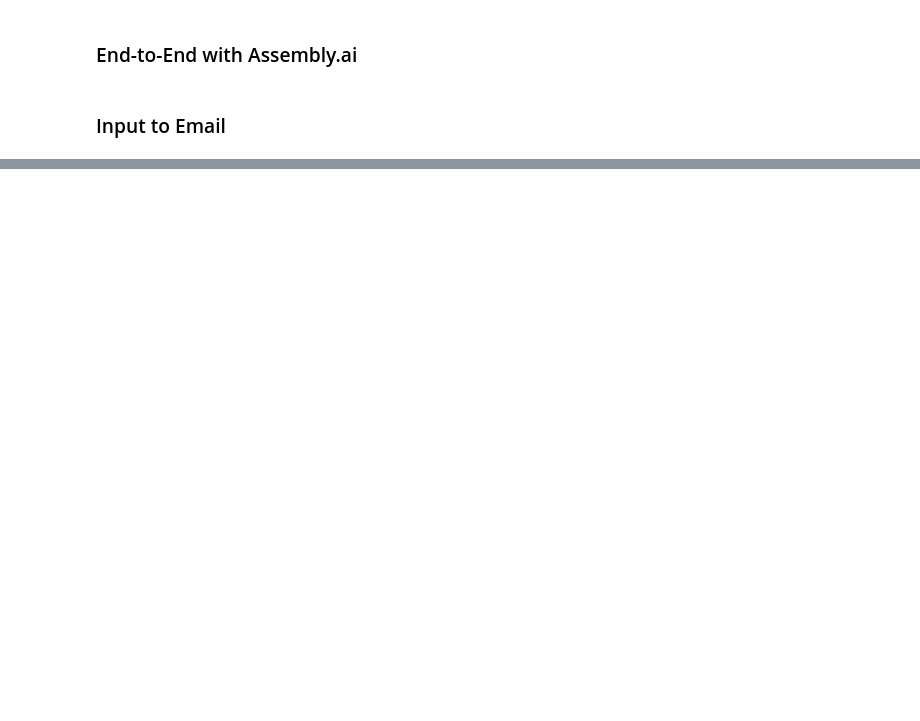
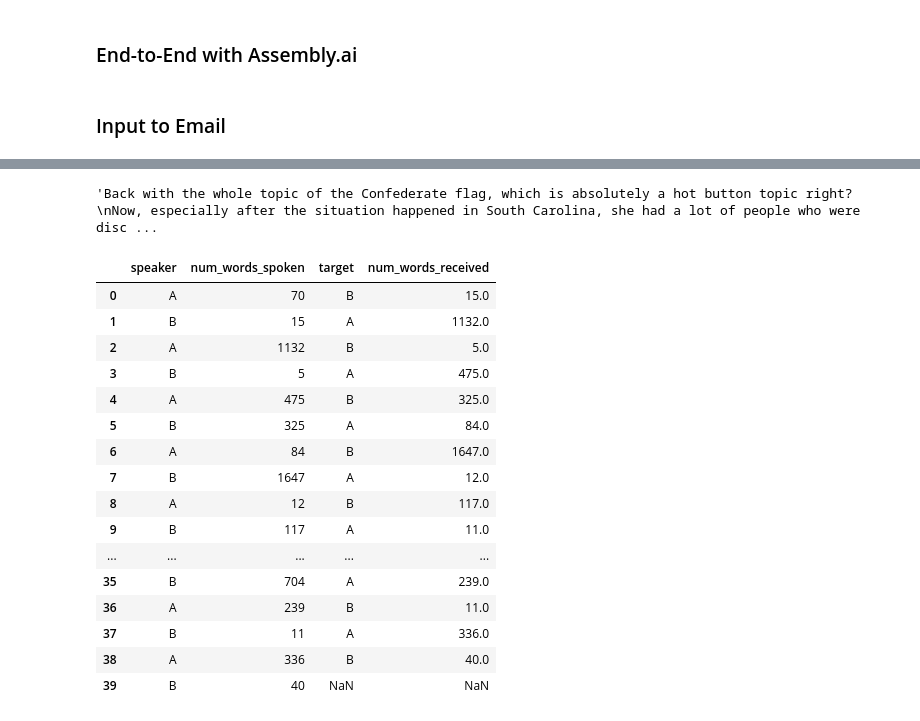
Before and after one commit to jasonrodneybrooks/Student-Stats, a Jupyter notebook: StudentStats_mvp.ipynb, the cells around one changed output, grey strips where cells are left out. Cells and saved outputs as stored; diff of their text form; code cells hidden in the pictures; blank space fills up the shorter version.

```diff
--- a/StudentStats_mvp.ipynb
+++ b/StudentStats_mvp.ipynb
@@ -160,7 +160,7 @@ nlp = en_core_web_sm.load()
 
 # Create master transcript from df['Text']
 keywords = []
-for i in df['Sentences']:
+for i in df['text']:
     keywords.append(i)
 
 #Convert list to string
@@ -179,3 +179,25 @@ summary = summarize(keywords, ratio  = .1)
 summary = summary.split('.')[0]
 summary
 # summary = summary.split('?')[0]
+# %% [output]
+'Back with the whole topic of the Confederate flag, which is absolutely a hot button topic right?\nNow, especially after the situation happened in South Carolina, she had a lot of people who were disc ...
+# %%
+links
+# %% [output]
+|  | speaker | num_words_spoken | target | num_words_received |
+| 0 | A | 70 | B | 15.0 |
+| 1 | B | 15 | A | 1132.0 |
+| 2 | A | 1132 | B | 5.0 |
+| 3 | B | 5 | A | 475.0 |
+| 4 | A | 475 | B | 325.0 |
+| 5 | B | 325 | A | 84.0 |
+| 6 | A | 84 | B | 1647.0 |
+| 7 | B | 1647 | A | 12.0 |
+| 8 | A | 12 | B | 117.0 |
+| 9 | B | 117 | A | 11.0 |
+| ... | ... | ... | ... | ... |
+| 35 | B | 704 | A | 239.0 |
+| 36 | A | 239 | B | 11.0 |
+| 37 | B | 11 | A | 336.0 |
+| 38 | A | 336 | B | 40.0 |
+| 39 | B | 40 | NaN | NaN |
```
